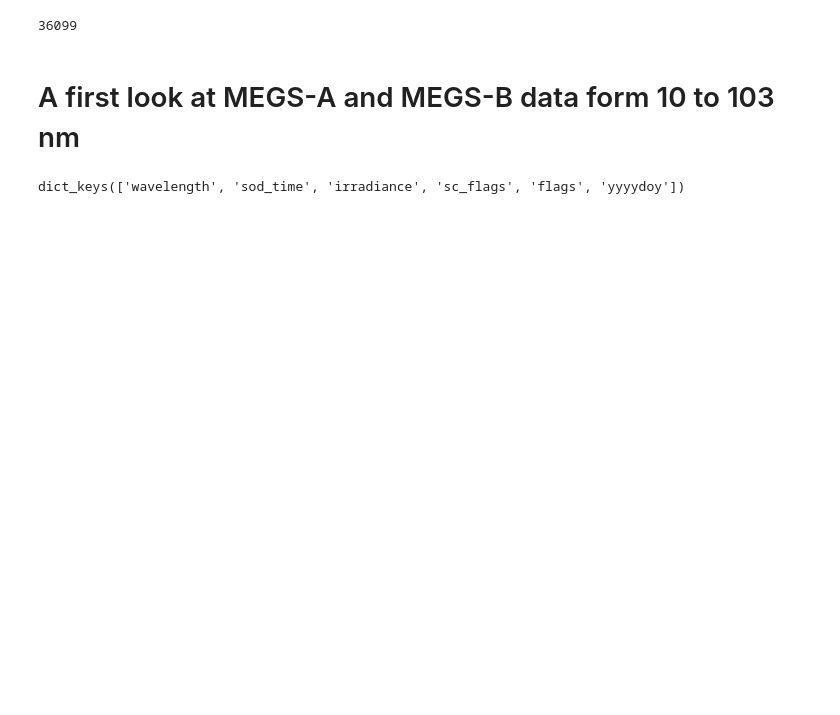
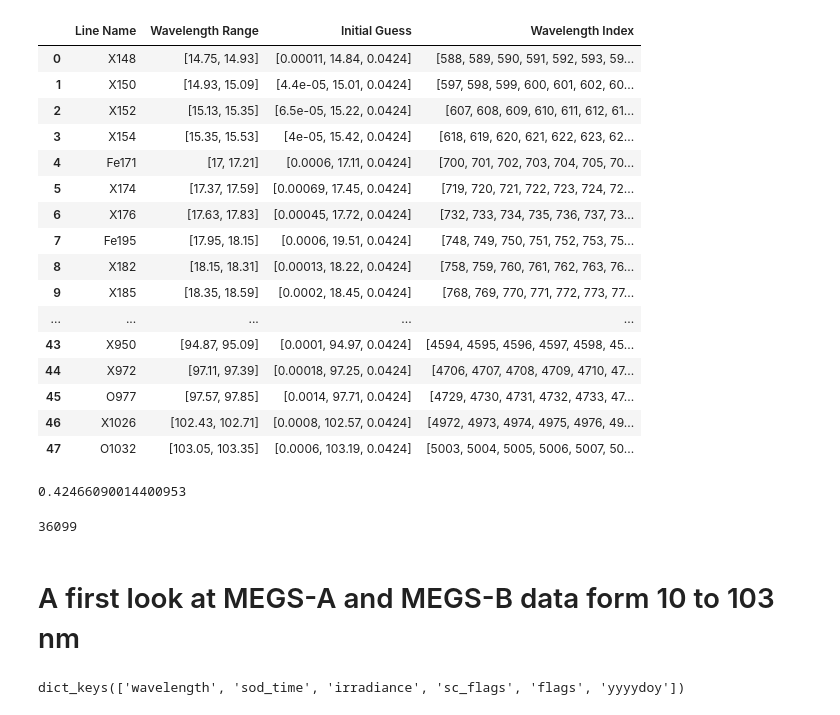
Before and after one commit to MaoChengzhi/EVE-spectrum-correction, a Jupyter notebook: Chapter4_v3/basic_ops/eve_ops/EVE_basic_full.ipynb, the cells around one changed output. Drawn from its saved outputs; the diff is of its cells as text; code cells hidden in the pictures; blank space fills up the shorter version.

Commit message:
add up to 48 lines manually

```diff
--- a/Chapter4_v3/basic_ops/eve_ops/EVE_basic_full.ipynb
+++ b/Chapter4_v3/basic_ops/eve_ops/EVE_basic_full.ipynb
@@ -26,3 +27,30 @@ from time_converter import time_converter
+# %%
+with open('data/selected_band.pkl','rb') as f:
+    selected_band = pickle.load(f)
+# %%
+selected_band
+# %% [output]
+|  | Line Name | Wavelength Range | Initial Guess | Wavelength Index |
+| 0 | X148 | [14.75, 14.93] | [0.00011, 14.84, 0.0424] | [588, 589, 590, 591, 592, 593, 59... |
+| 1 | X150 | [14.93, 15.09] | [4.4e-05, 15.01, 0.0424] | [597, 598, 599, 600, 601, 602, 60... |
+| 2 | X152 | [15.13, 15.35] | [6.5e-05, 15.22, 0.0424] | [607, 608, 609, 610, 611, 612, 61... |
+| 3 | X154 | [15.35, 15.53] | [4e-05, 15.42, 0.0424] | [618, 619, 620, 621, 622, 623, 62... |
+| 4 | Fe171 | [17, 17.21] | [0.0006, 17.11, 0.0424] | [700, 701, 702, 703, 704, 705, 70... |
+| 5 | X174 | [17.37, 17.59] | [0.00069, 17.45, 0.0424] | [719, 720, 721, 722, 723, 724, 72... |
+| 6 | X176 | [17.63, 17.83] | [0.00045, 17.72, 0.0424] | [732, 733, 734, 735, 736, 737, 73... |
+| 7 | Fe195 | [17.95, 18.15] | [0.0006, 19.51, 0.0424] | [748, 749, 750, 751, 752, 753, 75... |
+| 8 | X182 | [18.15, 18.31] | [0.00013, 18.22, 0.0424] | [758, 759, 760, 761, 762, 763, 76... |
+| 9 | X185 | [18.35, 18.59] | [0.0002, 18.45, 0.0424] | [768, 769, 770, 771, 772, 773, 77... |
+| ... | ... | ... | ... | ... |
+| 43 | X950 | [94.87, 95.09] | [0.0001, 94.97, 0.0424] | [4594, 4595, 4596, 4597, 4598, 45... |
+| 44 | X972 | [97.11, 97.39] | [0.00018, 97.25, 0.0424] | [4706, 4707, 4708, 4709, 4710, 47... |
+| 45 | O977 | [97.57, 97.85] | [0.0014, 97.71, 0.0424] | [4729, 4730, 4731, 4732, 4733, 47... |
+| 46 | X1026 | [102.43, 102.71] | [0.0008, 102.57, 0.0424] | [4972, 4973, 4974, 4975, 4976, 49... |
+| 47 | O1032 | [103.05, 103.35] | [0.0006, 103.19, 0.0424] | [5003, 5004, 5005, 5006, 5007, 50... |
+# %%
+gaussian_fwhm_to_sigma
+# %% [output]
+0.42466090014400953
 # %%
 eve_full_files=sorted(glob.glob('./data/EVE_sav_full/EVS_L2*.sav'))
 len(eve_full_files)
```
Also changed, not shown: parts of 32 cells of this notebook, 15 other files.
